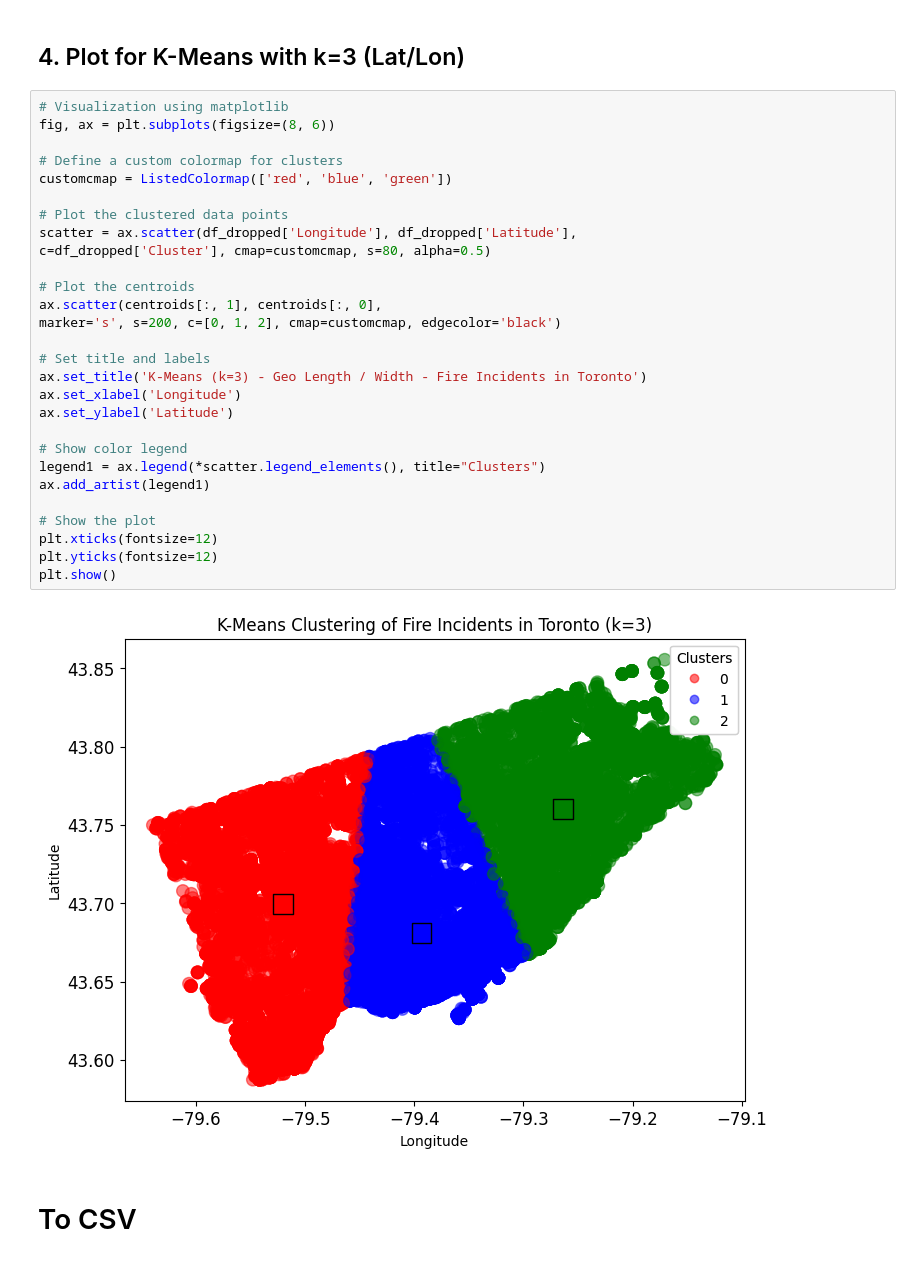
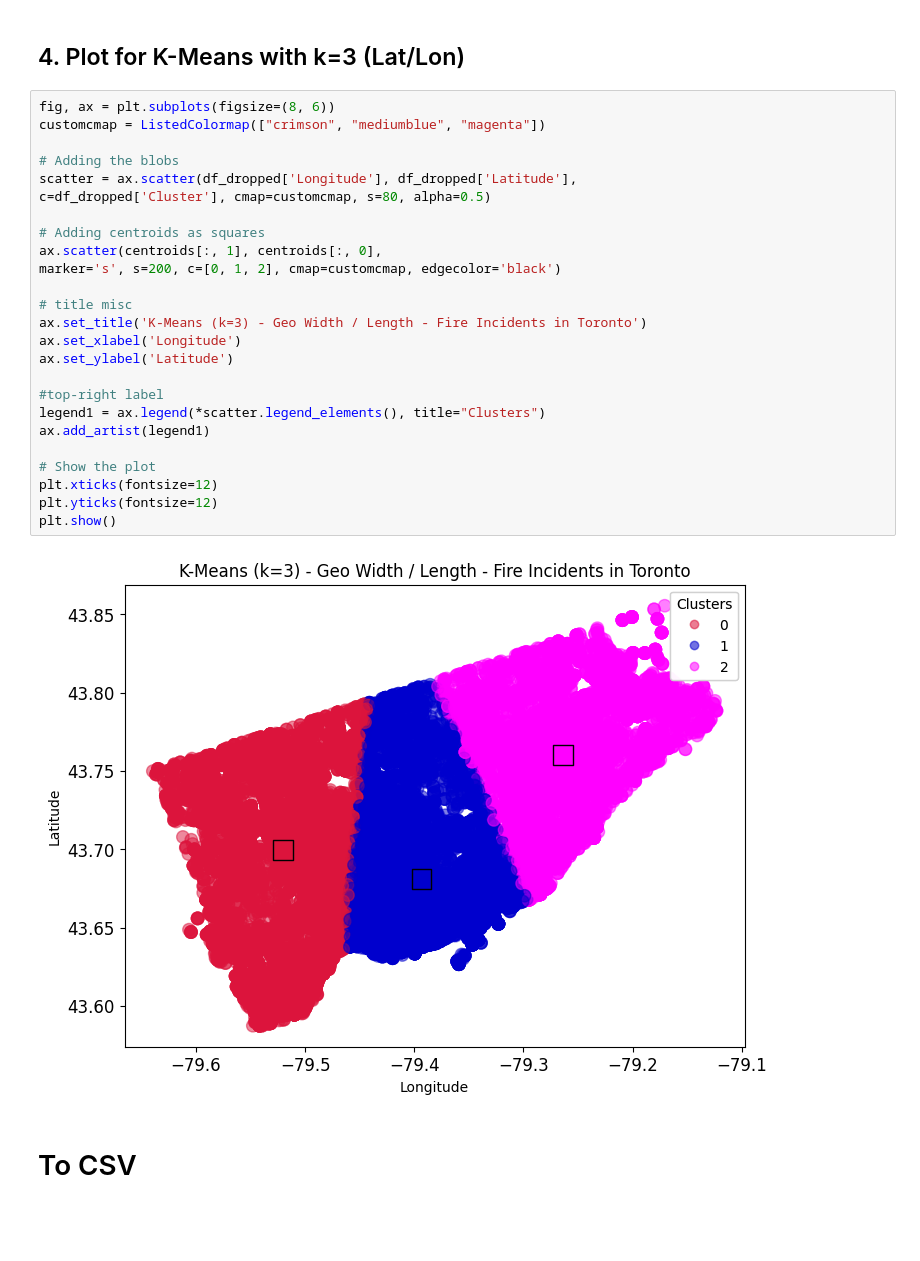
Before and after one commit to Zeref64/BigData-Analysis-project, a Jupyter notebook: assignment64/main_notebook.ipynb, the cells around one changed output. Saved outputs shown, nothing was run; the diff lists cells and outputs as text; blank space fills up the shorter version.

```diff
--- a/assignment64/main_notebook.ipynb
+++ b/assignment64/main_notebook.ipynb
@@ -176,35 +175,32 @@ centroids = kmeans.cluster_centers_
 # %% [markdown]
 ## 4. Plot for K-Means with k=3 (Lat/Lon)
 # %%
-# Visualization using matplotlib
 fig, ax = plt.subplots(figsize=(8, 6))
+customcmap = ListedColormap(["crimson", "mediumblue", "magenta"])
 
-# Define a custom colormap for clusters
-customcmap = ListedColormap(['red', 'blue', 'green'])
-
-# Plot the clustered data points
+# Adding the blobs
 scatter = ax.scatter(df_dropped['Longitude'], df_dropped['Latitude'],
 c=df_dropped['Cluster'], cmap=customcmap, s=80, alpha=0.5)
 
-# Plot the centroids
+# Adding centroids as squares
 ax.scatter(centroids[:, 1], centroids[:, 0],
 marker='s', s=200, c=[0, 1, 2], cmap=customcmap, edgecolor='black')
 
-# Set title and labels
-ax.set_title('K-Means (k=3) - Geo Length / Width - Fire Incidents in Toronto')
+# title misc
+ax.set_title('K-Means (k=3) - Geo Width / Length - Fire Incidents in Toronto')
 ax.set_xlabel('Longitude')
 ax.set_ylabel('Latitude')
 
-# Show color legend
+#top-right label
 legend1 = ax.legend(*scatter.legend_elements(), title="Clusters")
 ax.add_artist(legend1)
 
 # Show the plot
 plt.xticks(fontsize=12)
 plt.yticks(fontsize=12)
 plt.show()
 # %% [output]
-[figure, old version]
+[figure, new version]
 # %% [markdown]
 # To CSV
 # %%
```
Also changed, not shown: parts of 3 cells of this notebook.
